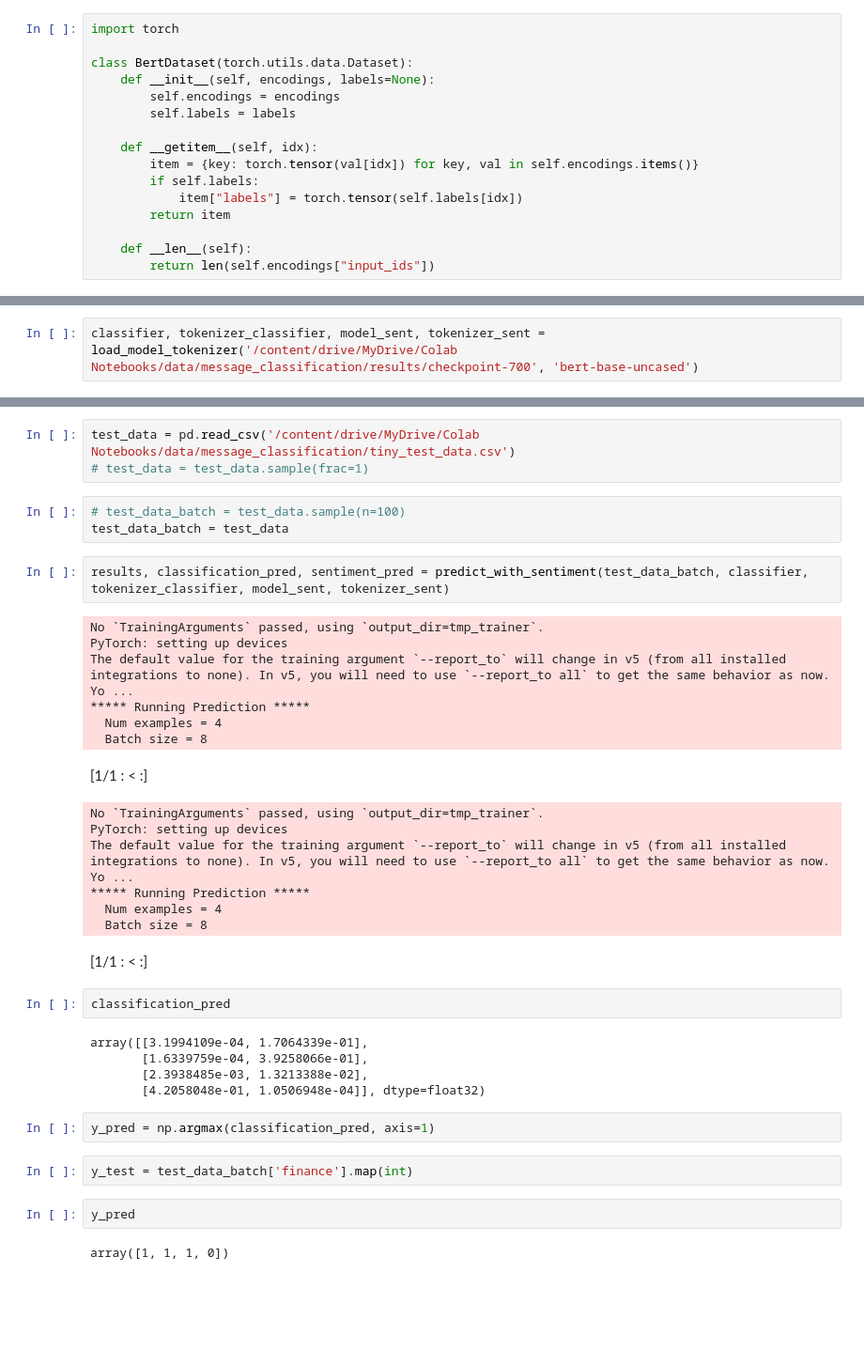
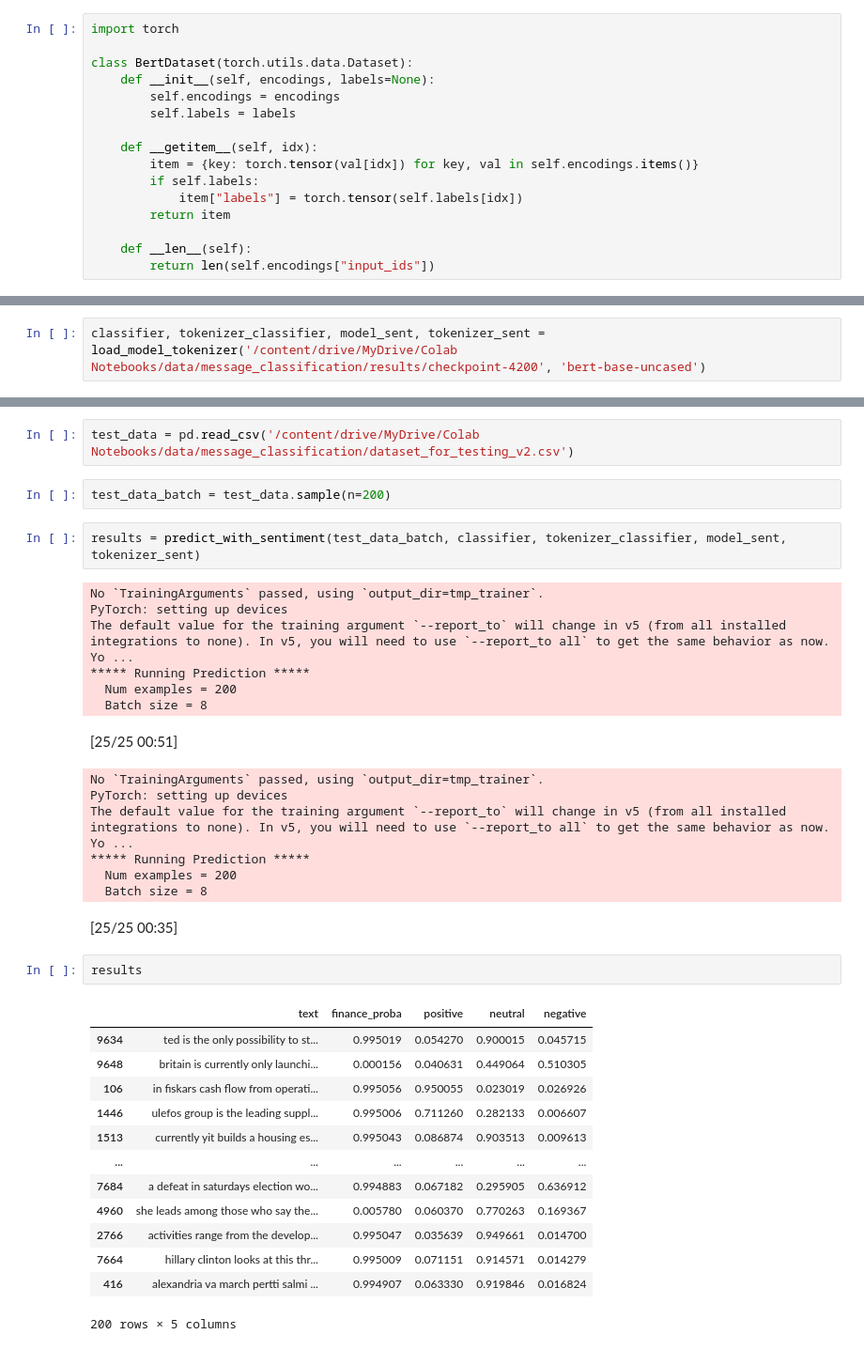
Before and after one commit to atantonova/summer_practice, a Jupyter notebook: code/predict.ipynb, the cells around one changed output, grey strips where cells are left out. Shown at 94% size. Cells and saved outputs as stored; diff of their text form; blank space fills up the shorter version.

```diff
--- a/code/predict.ipynb
+++ b/code/predict.ipynb
@@ -102,2 +135,2 @@ def predict_with_sentiment(dataset, classifier, tokenizer_classifier, sentiment_
 # %%
-classifier, tokenizer_classifier, model_sent, tokenizer_sent = load_model_tokenizer('/content/drive/MyDrive/Colab Notebooks/data/message_classification/results/checkpoint-700', 'bert-base-uncased')
+classifier, tokenizer_classifier, model_sent, tokenizer_sent = load_model_tokenizer('/content/drive/MyDrive/Colab Notebooks/data/message_classification/results/checkpoint-4200', 'bert-base-uncased')
@@ -104,38 +139,37 @@ classifier, tokenizer_classifier, model_sent, tokenizer_sent = load_model_tokeni
 # %%
-test_data = pd.read_csv('/content/drive/MyDrive/Colab Notebooks/data/message_classification/tiny_test_data.csv')
-# test_data = test_data.sample(frac=1)
+test_data = pd.read_csv('/content/drive/MyDrive/Colab Notebooks/data/message_classification/dataset_for_testing_v2.csv')
 # %%
-# test_data_batch = test_data.sample(n=100)
-test_data_batch = test_data
+test_data_batch = test_data.sample(n=200)
 # %%
-results, classification_pred, sentiment_pred = predict_with_sentiment(test_data_batch, classifier, tokenizer_classifier, model_sent, tokenizer_sent)
+results = predict_with_sentiment(test_data_batch, classifier, tokenizer_classifier, model_sent, tokenizer_sent)
 # %% [output]
 No `TrainingArguments` passed, using `output_dir=tmp_trainer`.
 PyTorch: setting up devices
 The default value for the training argument `--report_to` will change in v5 (from all installed integrations to none). In v5, you will need to use `--report_to all` to get the same behavior as now. Yo ...
 ***** Running Prediction *****
-  Num examples = 4
+  Num examples = 200
   Batch size = 8
-[1/1 : < :]
+[25/25 00:51]
 No `TrainingArguments` passed, using `output_dir=tmp_trainer`.
 PyTorch: setting up devices
 The default value for the training argument `--report_to` will change in v5 (from all installed integrations to none). In v5, you will need to use `--report_to all` to get the same behavior as now. Yo ...
 ***** Running Prediction *****
-  Num examples = 4
+  Num examples = 200
   Batch size = 8
-[1/1 : < :]
+[25/25 00:35]
-# %%
-classification_pred
-# %% [output]
-array([[3.1994109e-04, 1.7064339e-01],
-       [1.6339759e-04, 3.9258066e-01],
-       [2.3938485e-03, 1.3213388e-02],
-       [4.2058048e-01, 1.0506948e-04]], dtype=float32)
-# %%
-y_pred = np.argmax(classification_pred, axis=1)
-# %%
-y_test = test_data_batch['finance'].map(int)
-# %%
-y_pred
-# %% [output]
-array([1, 1, 1, 0])
+# %%
+results
+# %% [output]
+|  | text | finance_proba | positive | neutral | negative |
+| 9634 | ted is the only possibility to st... | 0.995019 | 0.054270 | 0.900015 | 0.045715 |
+| 9648 | britain is currently only launchi... | 0.000156 | 0.040631 | 0.449064 | 0.510305 |
+| 106 | in fiskars cash flow from operati... | 0.995056 | 0.950055 | 0.023019 | 0.026926 |
+| 1446 | ulefos group is the leading suppl... | 0.995006 | 0.711260 | 0.282133 | 0.006607 |
+| 1513 | currently yit builds a housing es... | 0.995043 | 0.086874 | 0.903513 | 0.009613 |
+| ... | ... | ... | ... | ... | ... |
+| 7684 | a defeat in saturdays election wo... | 0.994883 | 0.067182 | 0.295905 | 0.636912 |
+| 4960 | she leads among those who say the... | 0.005780 | 0.060370 | 0.770263 | 0.169367 |
+| 2766 | activities range from the develop... | 0.995047 | 0.035639 | 0.949661 | 0.014700 |
+| 7664 | hillary clinton looks at this thr... | 0.995009 | 0.071151 | 0.914571 | 0.014279 |
+| 416 | alexandria va march pertti salmi ... | 0.994907 | 0.063330 | 0.919846 | 0.016824 |
+200 rows × 5 columns
```
Also changed, not shown: parts of 12 cells of this notebook, 7 other files.
